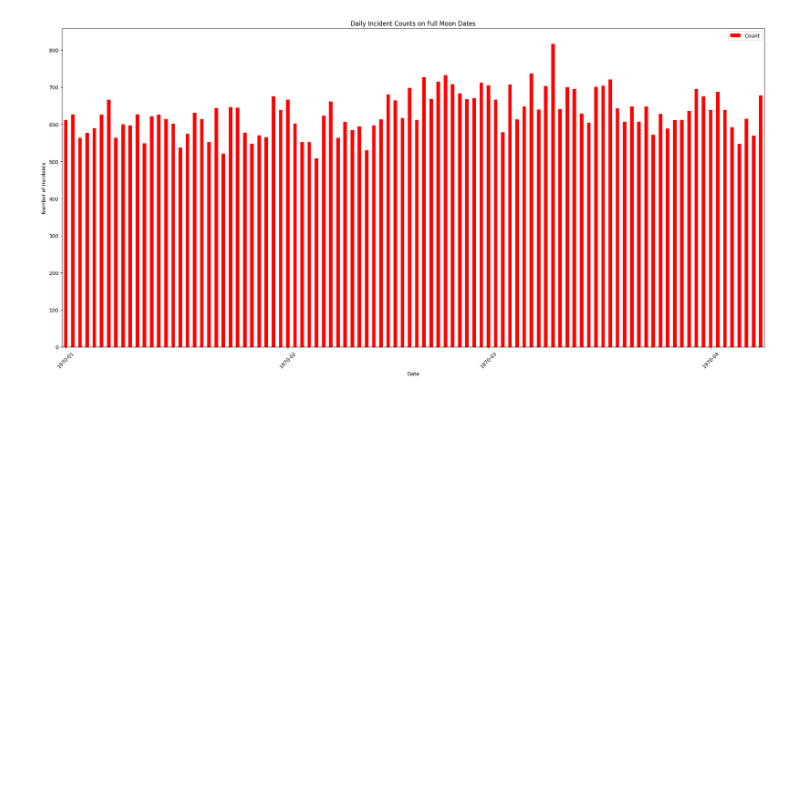
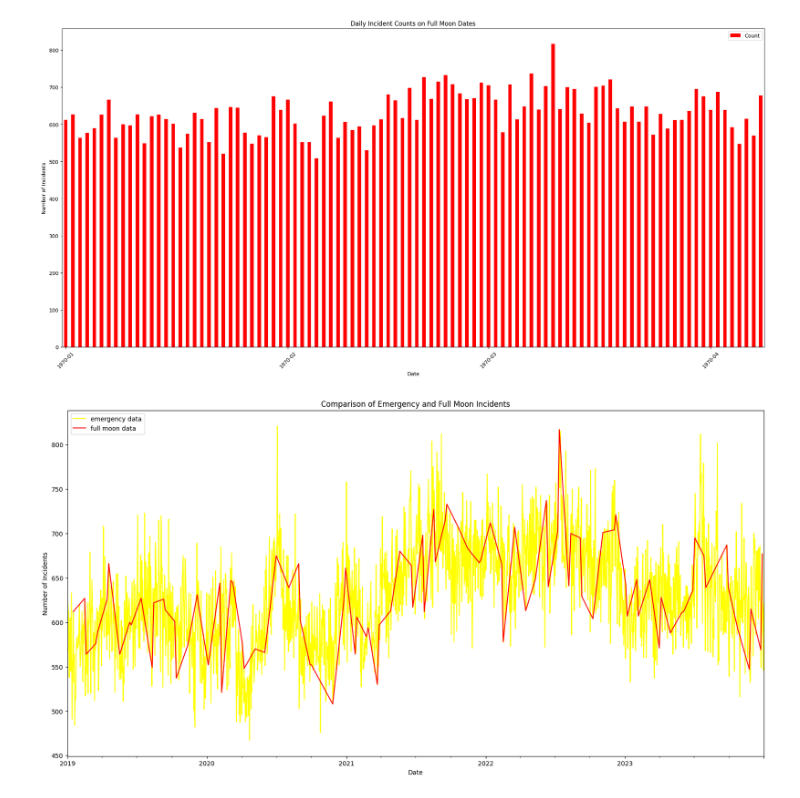
Before and after one commit to mattlundberg/Project-1, a Jupyter notebook: jason.ipynb, the cells around one changed output. Saved outputs shown, nothing was run; the diff lists cells and outputs as text; code cells hidden in the pictures; blank space fills up the shorter version.

Commit message:
Added comparison plot

```diff
--- a/jason.ipynb
+++ b/jason.ipynb
@@ -208,3 +208,16 @@ plt.tight_layout()
 plt.show()
 # %% [output]
 [figure]
+# %%
+fig, ax = plt.subplots(figsize=(20, 10))
+
+emergency_df_grouped.plot(color='yellow', x='Reported_Date', y='Count', ax=ax)
+common_dates.plot(color='red', x='Reported_Date', y='Count', ax=ax)
+
+plt.xlabel('Date')
+plt.ylabel('Number of Incidents')
+plt.title('Comparison of Emergency and Full Moon Incidents')
+plt.legend(['emergency data', 'full moon data'])
+plt.show()
+# %% [output]
+[figure, added]
```
